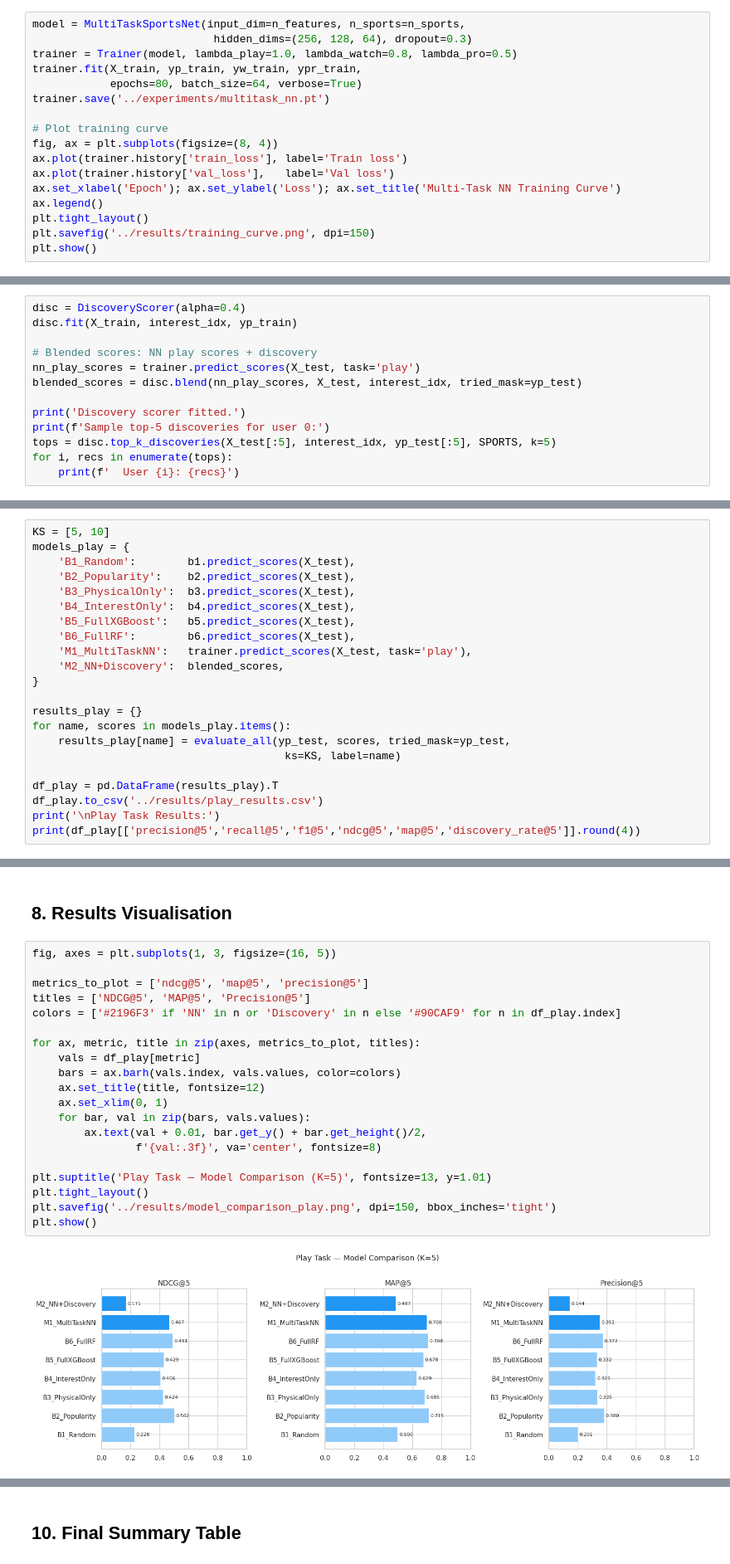
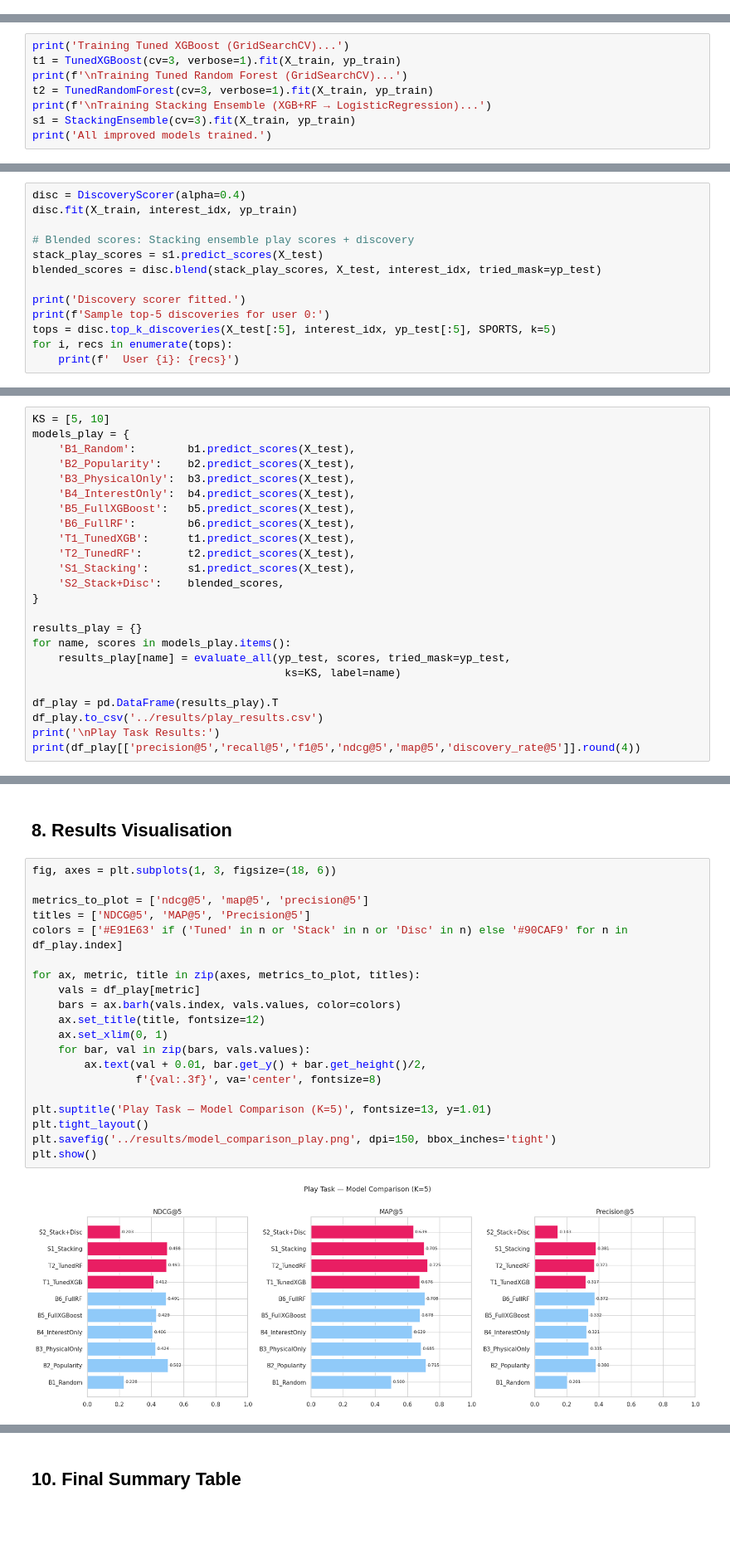
Before and after one commit to KusalPabasara/sports-recommendation, a Jupyter notebook: notebooks/03_experiments.ipynb, the cells around one changed output, grey strips where cells are left out. Shown at 83% size. Drawn from its saved outputs; the diff is of its cells as text; blank space fills up the shorter version.

```diff
--- a/notebooks/03_experiments.ipynb
+++ b/notebooks/03_experiments.ipynb
@@ -89,17 +90,0 @@ All baselines trained.
-# %%
-model = MultiTaskSportsNet(input_dim=n_features, n_sports=n_sports,
-                            hidden_dims=(256, 128, 64), dropout=0.3)
-trainer = Trainer(model, lambda_play=1.0, lambda_watch=0.8, lambda_pro=0.5)
-trainer.fit(X_train, yp_train, yw_train, ypr_train,
-            epochs=80, batch_size=64, verbose=True)
-trainer.save('../experiments/multitask_nn.pt')
-
-# Plot training curve
-fig, ax = plt.subplots(figsize=(8, 4))
-ax.plot(trainer.history['train_loss'], label='Train loss')
-ax.plot(trainer.history['val_loss'],   label='Val loss')
-ax.set_xlabel('Epoch'); ax.set_ylabel('Loss'); ax.set_title('Multi-Task NN Training Curve')
-ax.legend()
-plt.tight_layout()
-plt.savefig('../results/training_curve.png', dpi=150)
-plt.show()
@@ -116,0 +93,8 @@ Model saved to ../experiments/multitask_nn.pt
+# %%
+print('Training Tuned XGBoost (GridSearchCV)...')
+t1 = TunedXGBoost(cv=3, verbose=1).fit(X_train, yp_train)
+print(f'\nTraining Tuned Random Forest (GridSearchCV)...')
+t2 = TunedRandomForest(cv=3, verbose=1).fit(X_train, yp_train)
+print(f'\nTraining Stacking Ensemble (XGB+RF → LogisticRegression)...')
+s1 = StackingEnsemble(cv=3).fit(X_train, yp_train)
+print('All improved models trained.')
@@ -120,9 +115,9 @@ Model saved to ../experiments/multitask_nn.pt
 disc = DiscoveryScorer(alpha=0.4)
 disc.fit(X_train, interest_idx, yp_train)
 
-# Blended scores: NN play scores + discovery
-nn_play_scores = trainer.predict_scores(X_test, task='play')
-blended_scores = disc.blend(nn_play_scores, X_test, interest_idx, tried_mask=yp_test)
+# Blended scores: Stacking ensemble play scores + discovery
+stack_play_scores = s1.predict_scores(X_test)
+blended_scores = disc.blend(stack_play_scores, X_test, interest_idx, tried_mask=yp_test)
 
 print('Discovery scorer fitted.')
 print(f'Sample top-5 discoveries for user 0:')
@@ -148,8 +143,10 @@ models_play = {
     'B4_InterestOnly':  b4.predict_scores(X_test),
     'B5_FullXGBoost':   b5.predict_scores(X_test),
     'B6_FullRF':        b6.predict_scores(X_test),
-    'M1_MultiTaskNN':   trainer.predict_scores(X_test, task='play'),
-    'M2_NN+Discovery':  blended_scores,
+    'T1_TunedXGB':      t1.predict_scores(X_test),
+    'T2_TunedRF':       t2.predict_scores(X_test),
+    'S1_Stacking':      s1.predict_scores(X_test),
+    'S2_Stack+Disc':    blended_scores,
 }
 
 results_play = {}
@@ -246,26 +253,26 @@ NN + Discovery        0.144  0.1707  0.4869             0.856
 # %% [markdown]
 ## 8. Results Visualisation
 # %%
-fig, axes = plt.subplots(1, 3, figsize=(16, 5))
+fig, axes = plt.subplots(1, 3, figsize=(18, 6))
 
 metrics_to_plot = ['ndcg@5', 'map@5', 'precision@5']
 titles = ['NDCG@5', 'MAP@5', 'Precision@5']
-colors = ['#2196F3' if 'NN' in n or 'Discovery' in n else '#90CAF9' for n in df_play.index]
+colors = ['#E91E63' if ('Tuned' in n or 'Stack' in n or 'Disc' in n) else '#90CAF9' for n in df_play.index]
 
 for ax, metric, title in zip(axes, metrics_to_plot, titles):
     vals = df_play[metric]
     bars = ax.barh(vals.index, vals.values, color=colors)
     ax.set_title(title, fontsize=12)
     ax.set_xlim(0, 1)
     for bar, val in zip(bars, vals.values):
         ax.text(val + 0.01, bar.get_y() + bar.get_height()/2,
                 f'{val:.3f}', va='center', fontsize=8)
 
 plt.suptitle('Play Task — Model Comparison (K=5)', fontsize=13, y=1.01)
 plt.tight_layout()
 plt.savefig('../results/model_comparison_play.png', dpi=150, bbox_inches='tight')
 plt.show()
 # %% [output]
-[figure, old version]
+[figure, new version]
 # %%
 # Ablation bar chart
```
Also changed, not shown: parts of 14 cells of this notebook, 10 other files.
